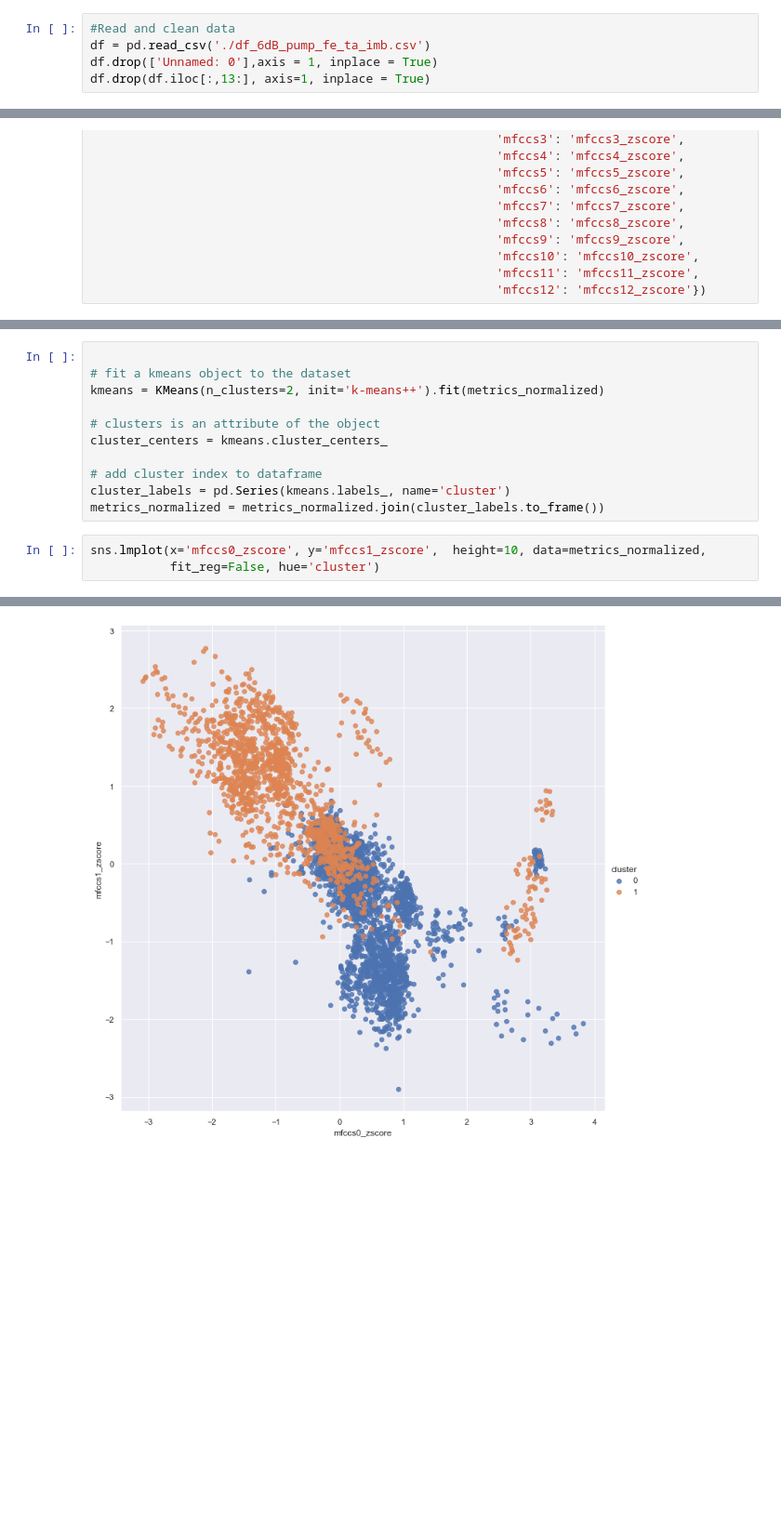
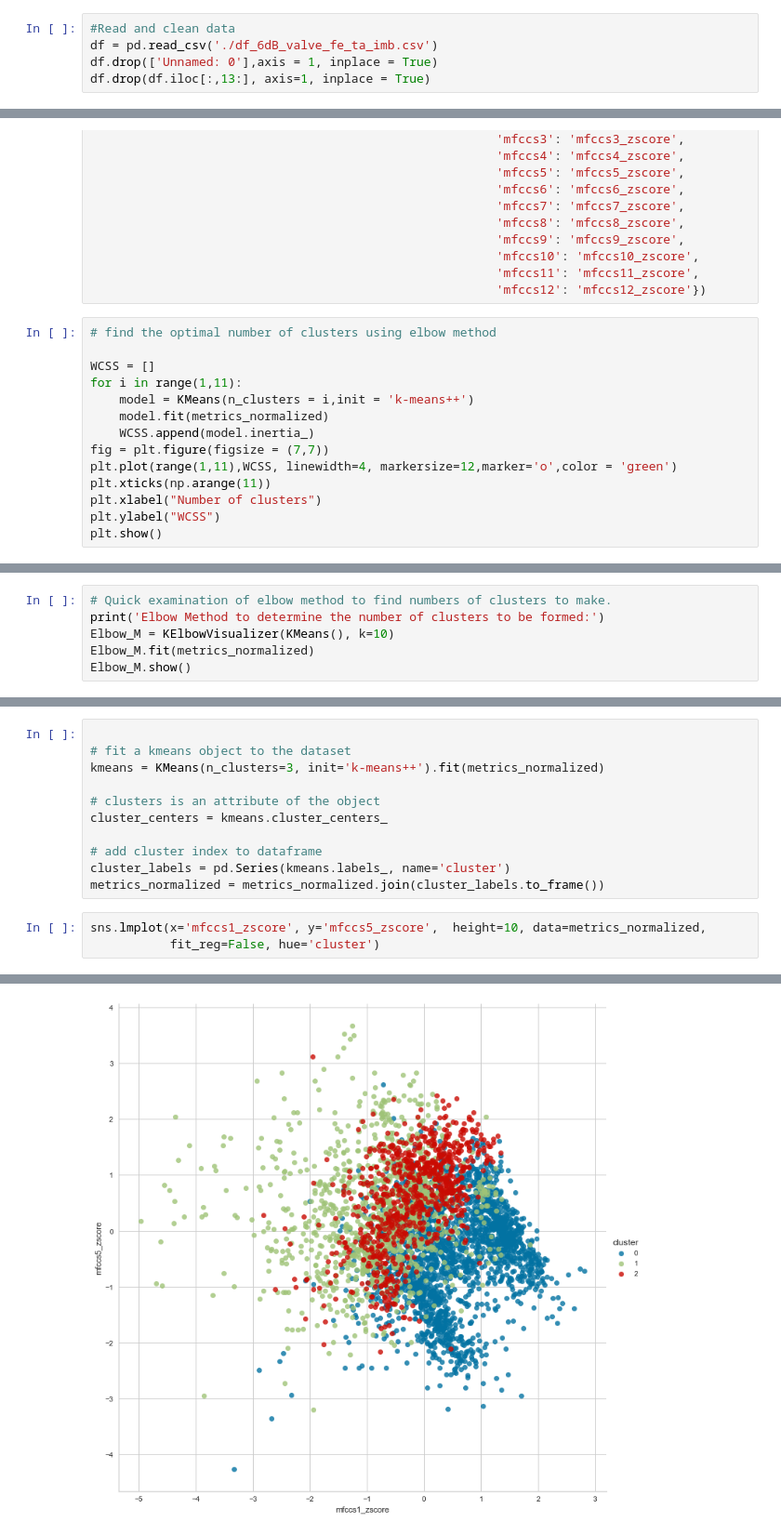
Before and after one commit to kpranke/machine-monitoring-conditions-unsupervised, a Jupyter notebook: ML model .ipynb, the cells around one changed output, grey strips where cells are left out. Shown at 93% size. Cells and saved outputs as stored; diff of their text form; blank space fills up the shorter version.

```diff
--- a/ML model .ipynb
+++ b/ML model .ipynb
@@ -12,6 +17,6 @@ from sklearn.preprocessing import StandardScaler
 # %%
 #Read and clean data
-df = pd.read_csv('./df_6dB_pump_fe_ta_imb.csv')
+df = pd.read_csv('./df_6dB_valve_fe_ta_imb.csv')
 df.drop(['Unnamed: 0'],axis = 1, inplace = True)
 df.drop(df.iloc[:,13:], axis=1, inplace = True)
 # %%
@@ -38,3 +43,17 @@ metrics_normalized = metrics_normalized.rename(columns={'mfccs0': 'mfccs0_zscore
                                                         'mfccs10': 'mfccs10_zscore',
                                                         'mfccs11': 'mfccs11_zscore',
                                                         'mfccs12': 'mfccs12_zscore'})
+# %%
+# find the optimal number of clusters using elbow method
+
+WCSS = []
+for i in range(1,11):
+    model = KMeans(n_clusters = i,init = 'k-means++')
+    model.fit(metrics_normalized)
+    WCSS.append(model.inertia_)
+fig = plt.figure(figsize = (7,7))
+plt.plot(range(1,11),WCSS, linewidth=4, markersize=12,marker='o',color = 'green')
+plt.xticks(np.arange(11))
+plt.xlabel("Number of clusters")
+plt.ylabel("WCSS")
+plt.show()
@@ -40,0 +62,6 @@ metrics_normalized = metrics_normalized.rename(columns={'mfccs0': 'mfccs0_zscore
+# %%
+# Quick examination of elbow method to find numbers of clusters to make.
+print('Elbow Method to determine the number of clusters to be formed:')
+Elbow_M = KElbowVisualizer(KMeans(), k=10)
+Elbow_M.fit(metrics_normalized)
+Elbow_M.show()
@@ -41,7 +72,7 @@ metrics_normalized = metrics_normalized.rename(columns={'mfccs0': 'mfccs0_zscore
 # %%
 
 # fit a kmeans object to the dataset
-kmeans = KMeans(n_clusters=2, init='k-means++').fit(metrics_normalized)
+kmeans = KMeans(n_clusters=3, init='k-means++').fit(metrics_normalized)
 
 # clusters is an attribute of the object
 cluster_centers = kmeans.cluster_centers_
@@ -50,8 +81,8 @@ cluster_centers = kmeans.cluster_centers_
 cluster_labels = pd.Series(kmeans.labels_, name='cluster')
 metrics_normalized = metrics_normalized.join(cluster_labels.to_frame())
 # %%
-sns.lmplot(x='mfccs0_zscore', y='mfccs1_zscore',  height=10, data=metrics_normalized,
+sns.lmplot(x='mfccs1_zscore', y='mfccs5_zscore',  height=10, data=metrics_normalized,
            fit_reg=False, hue='cluster')
 # %% [output]
 <seaborn.axisgrid.FacetGrid at 0x...>
-[figure, old version]
+[figure, new version]
```
Also changed, not shown: parts of 6 cells of this notebook.
